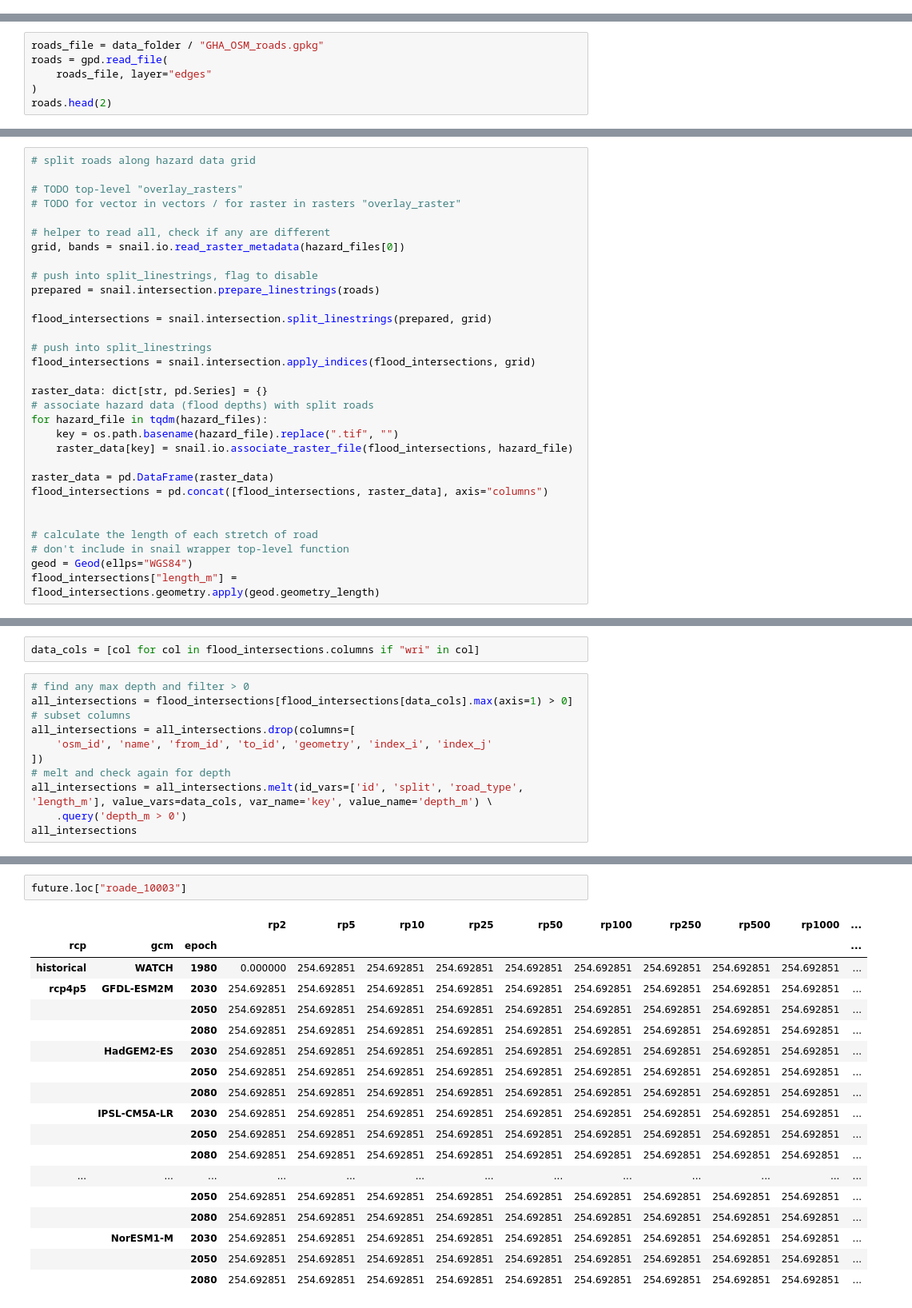
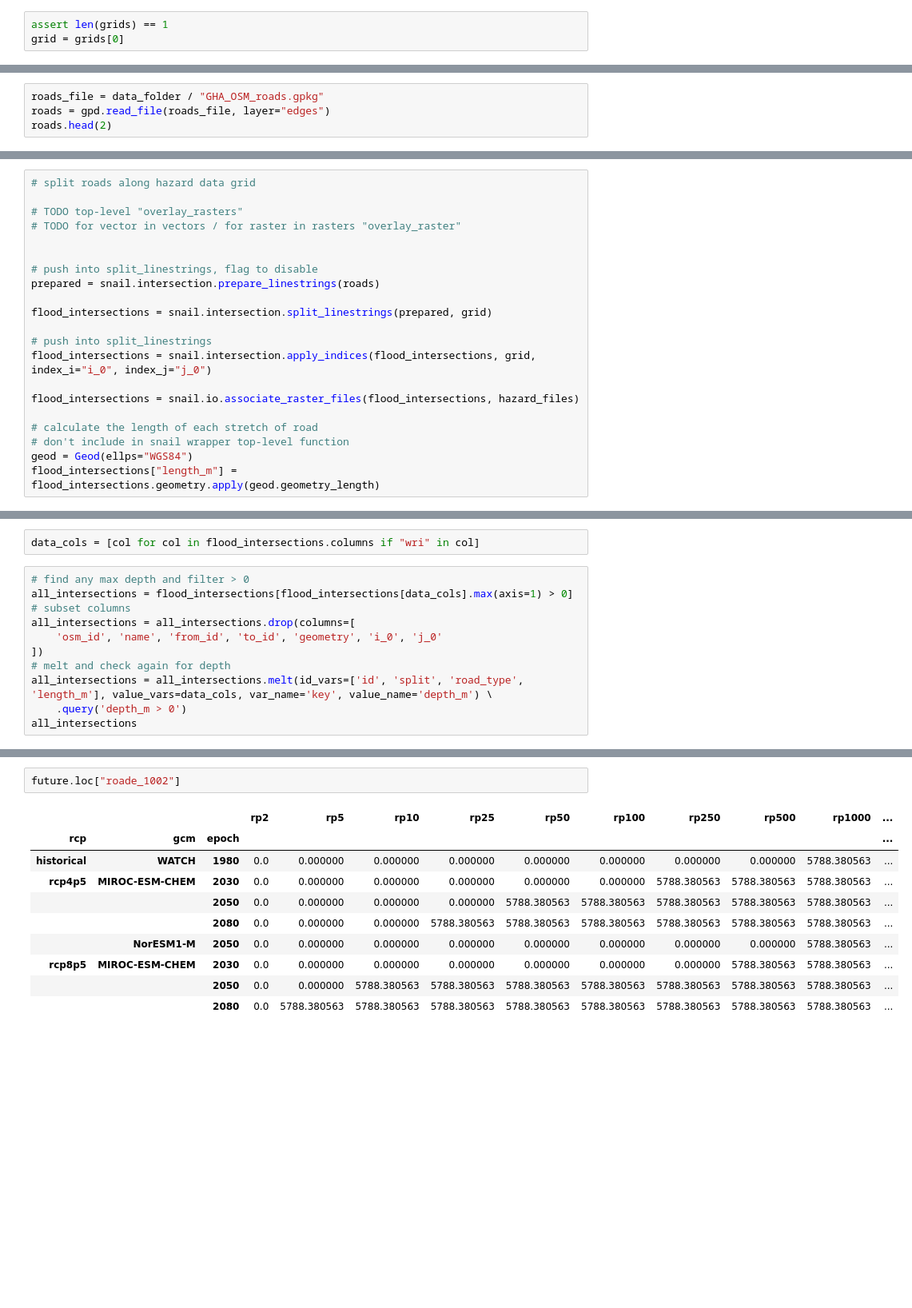
Before and after one commit to nismod/snail, a Jupyter notebook: tutorials/02-assess-damage-and-disruption.ipynb, the cells around one changed output, grey strips where cells are left out. Shown at 80% size. Drawn from its saved outputs; the diff is of its cells as text; blank space fills up the shorter version.

```diff
--- a/tutorials/02-assess-damage-and-disruption.ipynb
+++ b/tutorials/02-assess-damage-and-disruption.ipynb
@@ -64,10 +79,11 @@ len(hazard_files)
+# %%
+assert len(grids) == 1
+grid = grids[0]
 # %% [markdown]
 Read in roads again, then do intersections against all hazard scenarios.
 # %%
 roads_file = data_folder / "GHA_OSM_roads.gpkg"
-roads = gpd.read_file(
-    roads_file, layer="edges"
-)
+roads = gpd.read_file(roads_file, layer="edges")
 roads.head(2)
 # %% [output]
 |  | osm_id | road_type | name | id | from_id | to_id | length_m | geometry |
@@ -79,8 +95,6 @@ roads.head(2)
 # TODO top-level "overlay_rasters"
 # TODO for vector in vectors / for raster in rasters "overlay_raster"
 
-# helper to read all, check if any are different
-grid, bands = snail.io.read_raster_metadata(hazard_files[0])
 
 # push into split_linestrings, flag to disable
 prepared = snail.intersection.prepare_linestrings(roads)
@@ -88,17 +102,9 @@ prepared = snail.intersection.prepare_linestrings(roads)
 flood_intersections = snail.intersection.split_linestrings(prepared, grid)
 
 # push into split_linestrings
-flood_intersections = snail.intersection.apply_indices(flood_intersections, grid)
+flood_intersections = snail.intersection.apply_indices(flood_intersections, grid, index_i="i_0", index_j="j_0")
 
-raster_data: dict[str, pd.Series] = {}
-# associate hazard data (flood depths) with split roads
-for hazard_file in tqdm(hazard_files):
-    key = os.path.basename(hazard_file).replace(".tif", "")
-    raster_data[key] = snail.io.associate_raster_file(flood_intersections, hazard_file)
-
-raster_data = pd.DataFrame(raster_data)
-flood_intersections = pd.concat([flood_intersections, raster_data], axis="columns")
-
+flood_intersections = snail.io.associate_raster_files(flood_intersections, hazard_files)
 
 # calculate the length of each stretch of road
 # don't include in snail wrapper top-level function
@@ -137,7 +143,7 @@ data_cols = [col for col in flood_intersections.columns if "wri" in col]
 all_intersections = flood_intersections[flood_intersections[data_cols].max(axis=1) > 0]
 # subset columns
 all_intersections = all_intersections.drop(columns=[
-    'osm_id', 'name', 'from_id', 'to_id', 'geometry', 'index_i', 'index_j'
+    'osm_id', 'name', 'from_id', 'to_id', 'geometry', 'i_0', 'j_0'
 ])
 # melt and check again for depth
 all_intersections = all_intersections.melt(id_vars=['id', 'split', 'road_type', 'length_m'], value_vars=data_cols, var_name='key', value_name='depth_m') \
@@ -490,24 +502,16 @@ Pick out an individual road by id, to spot check uncertainty:
 # %%
-future.loc["roade_10003"]
+future.loc["roade_1002"]
 # %% [output]
 |  |  |  | rp2 | rp5 | rp10 | rp25 | rp50 | rp100 | rp250 | rp500 | rp1000 | ... |
 | rcp | gcm | epoch |  |  |  |  |  |  |  |  |  | ... |
-| historical | WATCH | 1980 | 0.000000 | 254.692851 | 254.692851 | 254.692851 | 254.692851 | 254.692851 | 254.692851 | 254.692851 | 254.692851 | ... |
-| rcp4p5 | GFDL-ESM2M | 2030 | 254.692851 | 254.692851 | 254.692851 | 254.692851 | 254.692851 | 254.692851 | 254.692851 | 254.692851 | 254.692851 | ... |
-|  |  | 2050 | 254.692851 | 254.692851 | 254.692851 | 254.692851 | 254.692851 | 254.692851 | 254.692851 | 254.692851 | 254.692851 | ... |
-|  |  | 2080 | 254.692851 | 254.692851 | 254.692851 | 254.692851 | 254.692851 | 254.692851 | 254.692851 | 254.692851 | 254.692851 | ... |
-|  | HadGEM2-ES | 2030 | 254.692851 | 254.692851 | 254.692851 | 254.692851 | 254.692851 | 254.692851 | 254.692851 | 254.692851 | 254.692851 | ... |
-|  |  | 2050 | 254.692851 | 254.692851 | 254.692851 | 254.692851 | 254.692851 | 254.692851 | 254.692851 | 254.692851 | 254.692851 | ... |
-|  |  | 2080 | 254.692851 | 254.692851 | 254.692851 | 254.692851 | 254.692851 | 254.692851 | 254.692851 | 254.692851 | 254.692851 | ... |
-|  | IPSL-CM5A-LR | 2030 | 254.692851 | 254.692851 | 254.692851 | 254.692851 | 254.692851 | 254.692851 | 254.692851 | 254.692851 | 254.692851 | ... |
-|  |  | 2050 | 254.692851 | 254.692851 | 254.692851 | 254.692851 | 254.692851 | 254.692851 | 254.692851 | 254.692851 | 254.692851 | ... |
-|  |  | 2080 | 254.692851 | 254.692851 | 254.692851 | 254.692851 | 254.692851 | 254.692851 | 254.692851 | 254.692851 | 254.692851 | ... |
-| ... | ... | ... | ... | ... | ... | ... | ... | ... | ... | ... | ... | ... |
-|  |  | 2050 | 254.692851 | 254.692851 | 254.692851 | 254.692851 | 254.692851 | 254.692851 | 254.692851 | 254.692851 | 254.692851 | ... |
-|  |  | 2080 | 254.692851 | 254.692851 | 254.692851 | 254.692851 | 254.692851 | 254.692851 | 254.692851 | 254.692851 | 254.692851 | ... |
-|  | NorESM1-M | 2030 | 254.692851 | 254.692851 | 254.692851 | 254.692851 | 254.692851 | 254.692851 | 254.692851 | 254.692851 | 254.692851 | ... |
-|  |  | 2050 | 254.692851 | 254.692851 | 254.692851 | 254.692851 | 254.692851 | 254.692851 | 254.692851 | 254.692851 | 254.692851 | ... |
-|  |  | 2080 | 254.692851 | 254.692851 | 254.692851 | 254.692851 | 254.692851 | 254.692851 | 254.692851 | 254.692851 | 254.692851 | ... |
+| historical | WATCH | 1980 | 0.0 | 0.000000 | 0.000000 | 0.000000 | 0.000000 | 0.000000 | 0.000000 | 0.000000 | 5788.380563 | ... |
+| rcp4p5 | MIROC-ESM-CHEM | 2030 | 0.0 | 0.000000 | 0.000000 | 0.000000 | 0.000000 | 0.000000 | 5788.380563 | 5788.380563 | 5788.380563 | ... |
+|  |  | 2050 | 0.0 | 0.000000 | 0.000000 | 0.000000 | 5788.380563 | 5788.380563 | 5788.380563 | 5788.380563 | 5788.380563 | ... |
+|  |  | 2080 | 0.0 | 0.000000 | 0.000000 | 5788.380563 | 5788.380563 | 5788.380563 | 5788.380563 | 5788.380563 | 5788.380563 | ... |
+|  | NorESM1-M | 2050 | 0.0 | 0.000000 | 0.000000 | 0.000000 | 0.000000 | 0.000000 | 0.000000 | 0.000000 | 5788.380563 | ... |
+| rcp8p5 | MIROC-ESM-CHEM | 2030 | 0.0 | 0.000000 | 0.000000 | 0.000000 | 0.000000 | 0.000000 | 0.000000 | 5788.380563 | 5788.380563 | ... |
+|  |  | 2050 | 0.0 | 0.000000 | 5788.380563 | 5788.380563 | 5788.380563 | 5788.380563 | 5788.380563 | 5788.380563 | 5788.380563 | ... |
+|  |  | 2080 | 0.0 | 5788.380563 | 5788.380563 | 5788.380563 | 5788.380563 | 5788.380563 | 5788.380563 | 5788.380563 | 5788.380563 | ... |
 # %% [markdown]
 Summarise total expected annual (direct) damages, showing variation between climate models and representative concentration pathways.
 # %%
```
Also changed, not shown: parts of 20 cells of this notebook, 3 other files.
